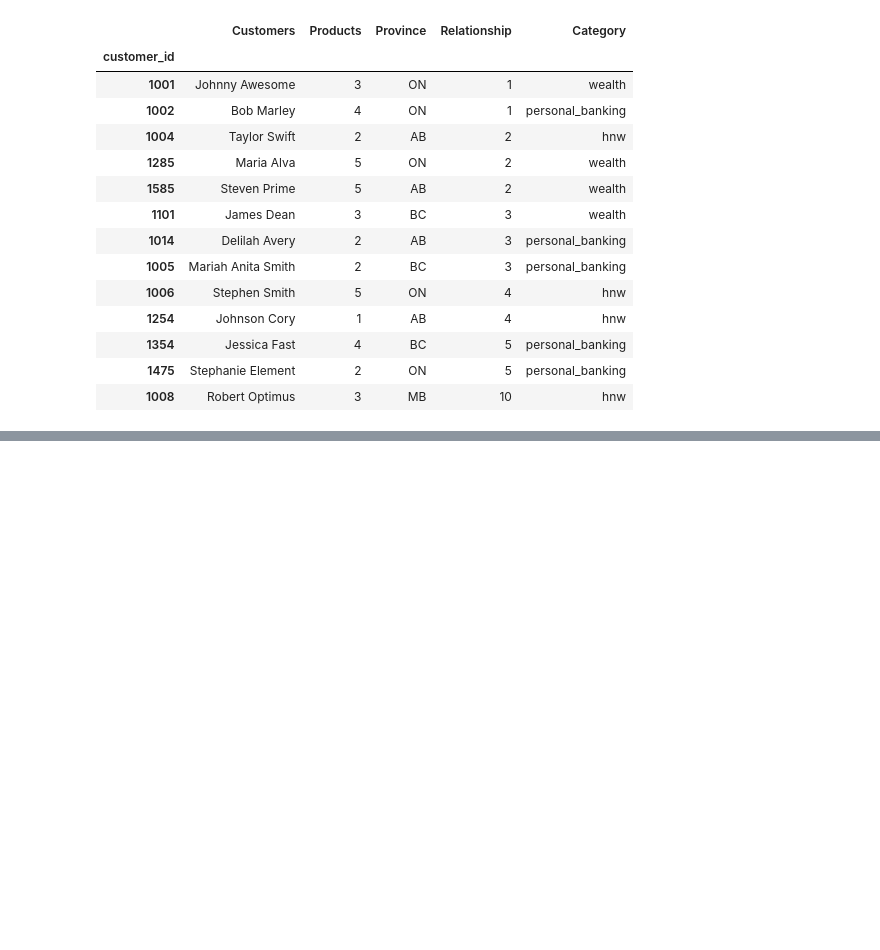
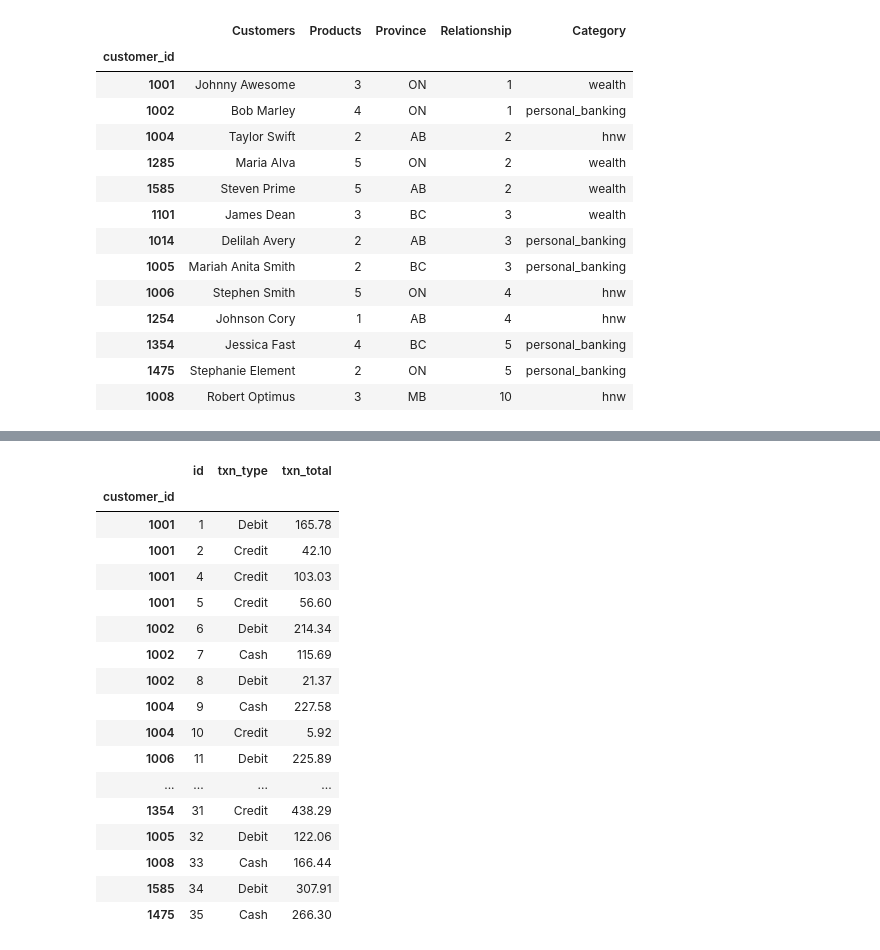
Before and after one commit to arshiaarora10/DatascienceAA, a Jupyter notebook: Class1/17May Practice.ipynb, the cells around one changed output, grey strips where cells are left out. Cells and saved outputs as stored; diff of their text form; code cells hidden in the pictures; blank space fills up the shorter version.

```diff
--- a/Class1/17May Practice.ipynb
+++ b/Class1/17May Practice.ipynb
@@ -395,0 +451,23 @@ Table1.sort_values('Relationship',ascending=True)
+# %%
+TableT = pd.read_csv(r"C:\Users\16479\Downloads\transactions.csv")
+TableT.set_index('customer_id',inplace=True)
+TableT
+# %% [output]
+|  | id | txn_type | txn_total |
+| customer_id |  |  |  |
+| 1001 | 1 | Debit | 165.78 |
+| 1001 | 2 | Credit | 42.10 |
+| 1001 | 4 | Credit | 103.03 |
+| 1001 | 5 | Credit | 56.60 |
+| 1002 | 6 | Debit | 214.34 |
+| 1002 | 7 | Cash | 115.69 |
+| 1002 | 8 | Debit | 21.37 |
+| 1004 | 9 | Cash | 227.58 |
+| 1004 | 10 | Credit | 5.92 |
+| 1006 | 11 | Debit | 225.89 |
+| ... | ... | ... | ... |
+| 1354 | 31 | Credit | 438.29 |
+| 1005 | 32 | Debit | 122.06 |
+| 1008 | 33 | Cash | 166.44 |
+| 1585 | 34 | Debit | 307.91 |
+| 1475 | 35 | Cash | 266.30 |
```
Also changed, not shown: parts of 15 cells of this notebook, 2 other files.
